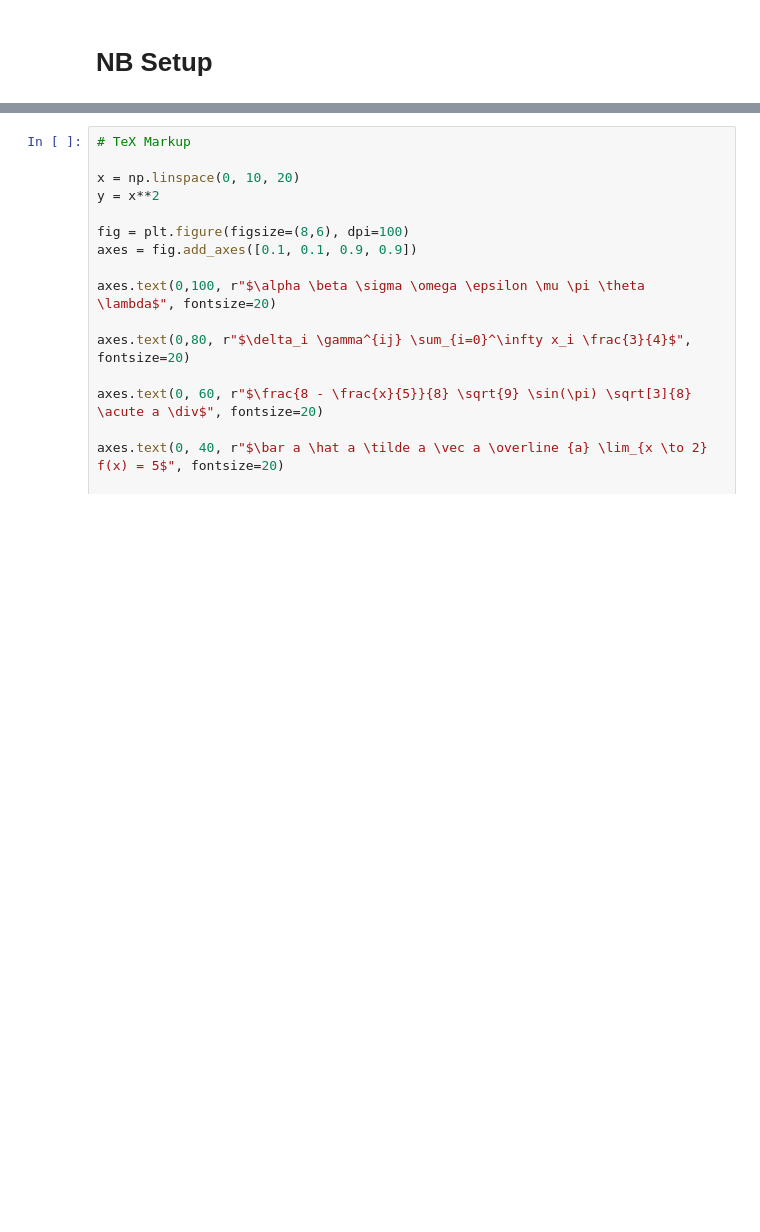
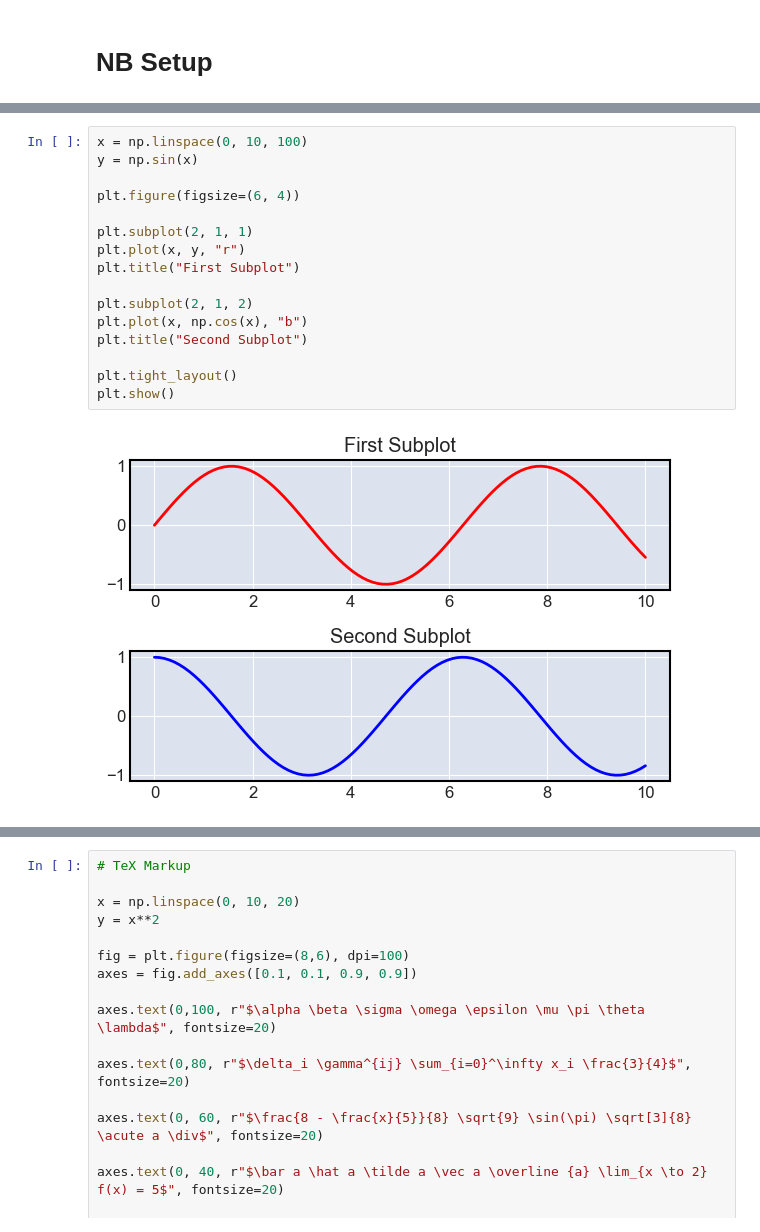
Before and after one commit to sebastianpacurar/ai-ds-projects, a Jupyter notebook: study_materials/matplotlib/matplotlib_references.ipynb, the cells around one changed output, grey strips where cells are left out. Saved outputs shown, nothing was run; the diff lists cells and outputs as text; blank space fills up the shorter version.

```diff
--- a/study_materials/matplotlib/matplotlib_references.ipynb
+++ b/study_materials/matplotlib/matplotlib_references.ipynb
@@ -194,0 +162,18 @@ plt.show()
+# %%
+x = np.linspace(0, 10, 100)
+y = np.sin(x)
+
+plt.figure(figsize=(6, 4))
+
+plt.subplot(2, 1, 1)
+plt.plot(x, y, "r")
+plt.title("First Subplot")
+
+plt.subplot(2, 1, 2)
+plt.plot(x, np.cos(x), "b")
+plt.title("Second Subplot")
+
+plt.tight_layout()
+plt.show()
+# %% [output]
+[figure, added]
```
Also changed, not shown: parts of 217 cells of this notebook, 4 other files.
